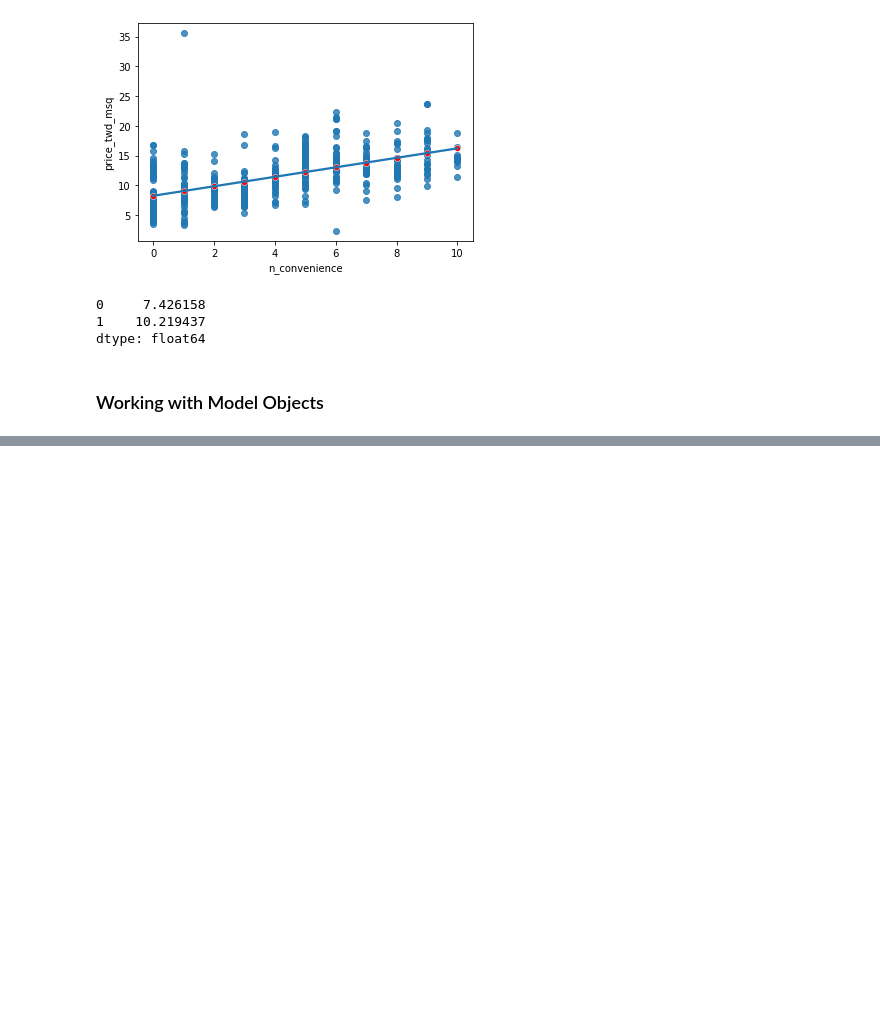
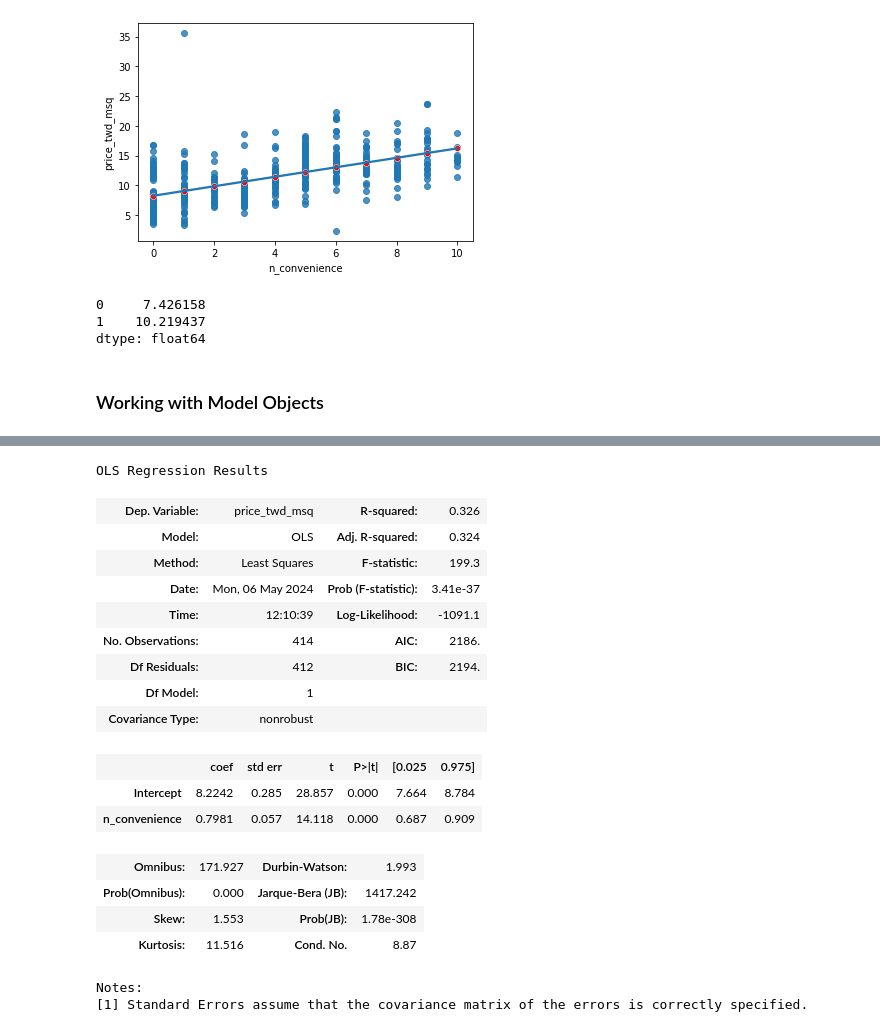
Before and after one commit to AnshuBantra/Python, a Jupyter notebook: Associate Data Scientist in Python/026 Introduction to Regression with statsmodels in Python/regression.ipynb, the cells around one changed output, grey strips where cells are left out. Saved outputs shown, nothing was run; the diff lists cells and outputs as text; code cells hidden in the pictures; blank space fills up the shorter version.

```diff
--- a/Associate Data Scientist in Python/026 Introduction to Regression with statsmodels in Python/regression.ipynb
+++ b/Associate Data Scientist in Python/026 Introduction to Regression with statsmodels in Python/regression.ipynb
@@ -248,0 +242,22 @@ emp.get_info()
+# %%
+mdl_price_vs_conv.summary()
+# %% [output]
+OLS Regression Results
+| Dep. Variable: | price_twd_msq | R-squared: | 0.326 |
+| Model: | OLS | Adj. R-squared: | 0.324 |
+| Method: | Least Squares | F-statistic: | 199.3 |
+| Date: | Mon, 06 May 2024 | Prob (F-statistic): | 3.41e-37 |
+| Time: | 12:10:39 | Log-Likelihood: | -1091.1 |
+| No. Observations: | 414 | AIC: | 2186. |
+| Df Residuals: | 412 | BIC: | 2194. |
+| Df Model: | 1 |  |  |
+| Covariance Type: | nonrobust |  |  |
+|  | coef | std err | t | P>|t| | [0.025 | 0.975] |
+| Intercept | 8.2242 | 0.285 | 28.857 | 0.000 | 7.664 | 8.784 |
+| n_convenience | 0.7981 | 0.057 | 14.118 | 0.000 | 0.687 | 0.909 |
+| Omnibus: | 171.927 | Durbin-Watson: | 1.993 |
+| Prob(Omnibus): | 0.000 | Jarque-Bera (JB): | 1417.242 |
+| Skew: | 1.553 | Prob(JB): | 1.78e-308 |
+| Kurtosis: | 11.516 | Cond. No. | 8.87 |
+Notes:
+[1] Standard Errors assume that the covariance matrix of the errors is correctly specified.
```
Also changed, not shown: parts of 14 cells of this notebook.
